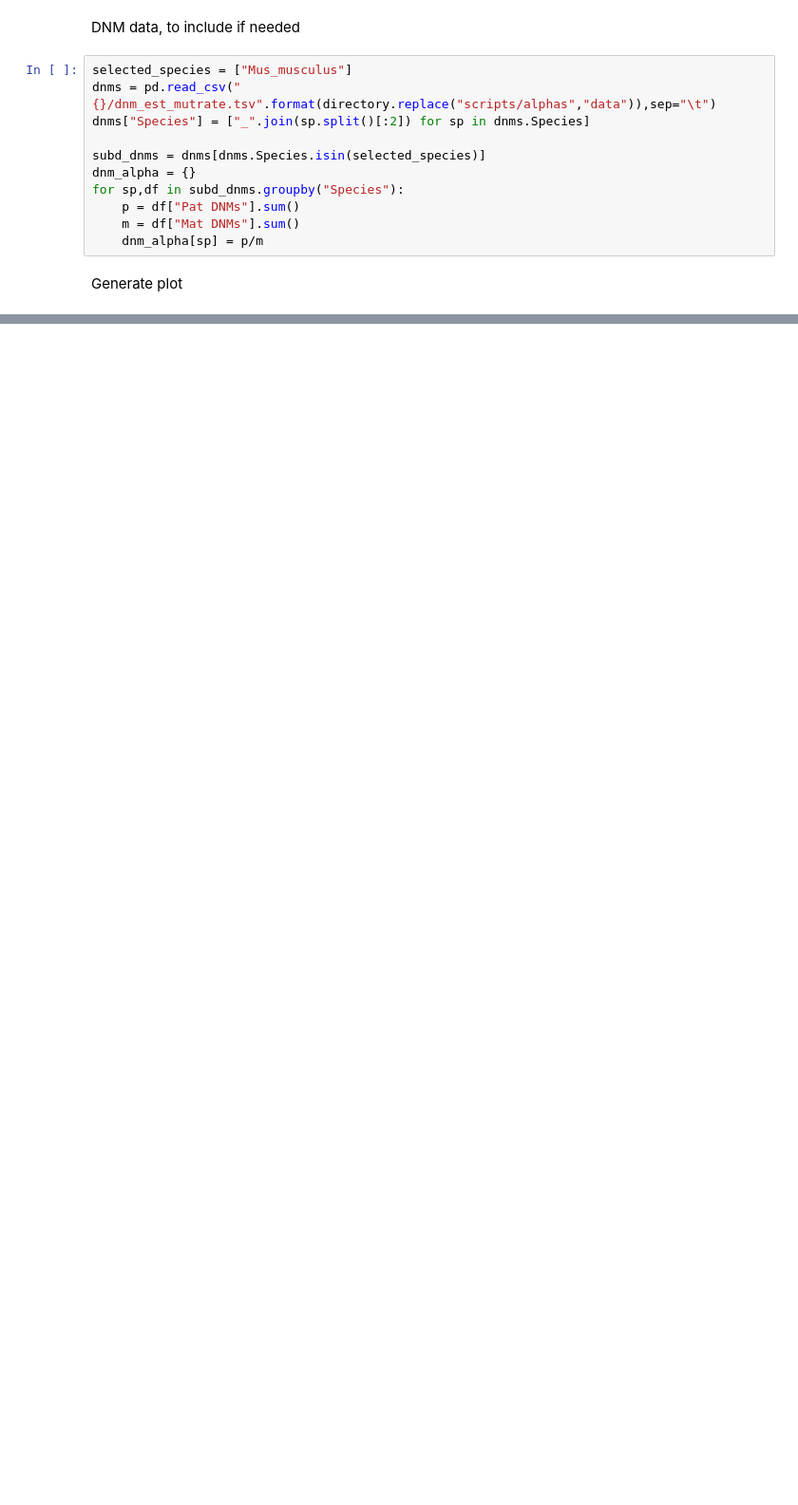
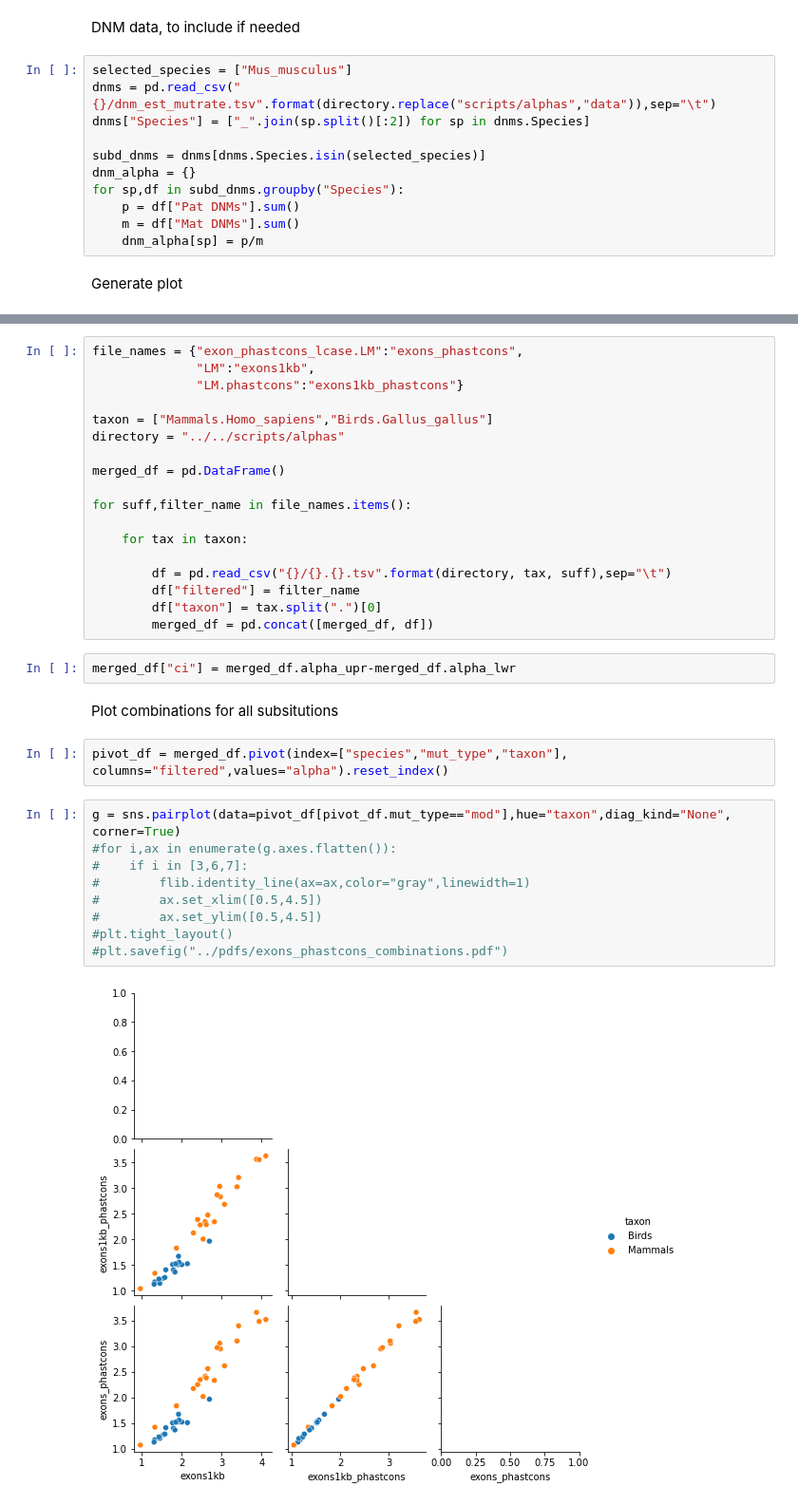
Before and after one commit to flw88/mut_sex_bias_amniotes, a Jupyter notebook: figures/scripts/Figure_SX_conditions_alpha.ipynb, the cells around one changed output, grey strips where cells are left out. Shown at 95% size. Drawn from its saved outputs; the diff is of its cells as text; blank space fills up the shorter version.

```diff
--- a/figures/scripts/Figure_SX_conditions_alpha.ipynb
+++ b/figures/scripts/Figure_SX_conditions_alpha.ipynb
@@ -152,0 +192,35 @@ plt.savefig("../pdfs/Figure_SX_conditions_alpha_CIs.pdf", bbox_inches = 'tight')
+# %%
+file_names = {"exon_phastcons_lcase.LM":"exons_phastcons",
+              "LM":"exons1kb",
+              "LM.phastcons":"exons1kb_phastcons"}
+
+taxon = ["Mammals.Homo_sapiens","Birds.Gallus_gallus"]
+directory = "../../scripts/alphas"
+
+merged_df = pd.DataFrame()
+
+for suff,filter_name in file_names.items():
+
+    for tax in taxon:
+
+        df = pd.read_csv("{}/{}.{}.tsv".format(directory, tax, suff),sep="\t")
+        df["filtered"] = filter_name
+        df["taxon"] = tax.split(".")[0]
+        merged_df = pd.concat([merged_df, df])
+# %%
+merged_df["ci"] = merged_df.alpha_upr-merged_df.alpha_lwr
+# %% [markdown]
+Plot combinations for all subsitutions
+# %%
+pivot_df = merged_df.pivot(index=["species","mut_type","taxon"], columns="filtered",values="alpha").reset_index()
+# %%
+g = sns.pairplot(data=pivot_df[pivot_df.mut_type=="mod"],hue="taxon",diag_kind="None", corner=True)
+#for i,ax in enumerate(g.axes.flatten()):
+#    if i in [3,6,7]:
+#        flib.identity_line(ax=ax,color="gray",linewidth=1)
+#        ax.set_xlim([0.5,4.5])
+#        ax.set_ylim([0.5,4.5])
+#plt.tight_layout()
+#plt.savefig("../pdfs/exons_phastcons_combinations.pdf")
+# %% [output]
+[figure, added]
```
Also changed, not shown: parts of 10 cells of this notebook, 10 other files.
